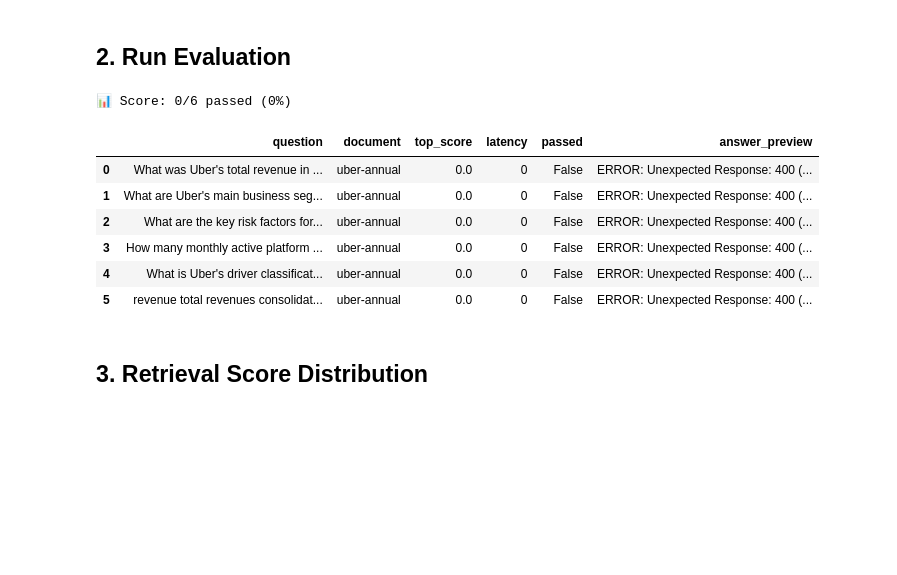
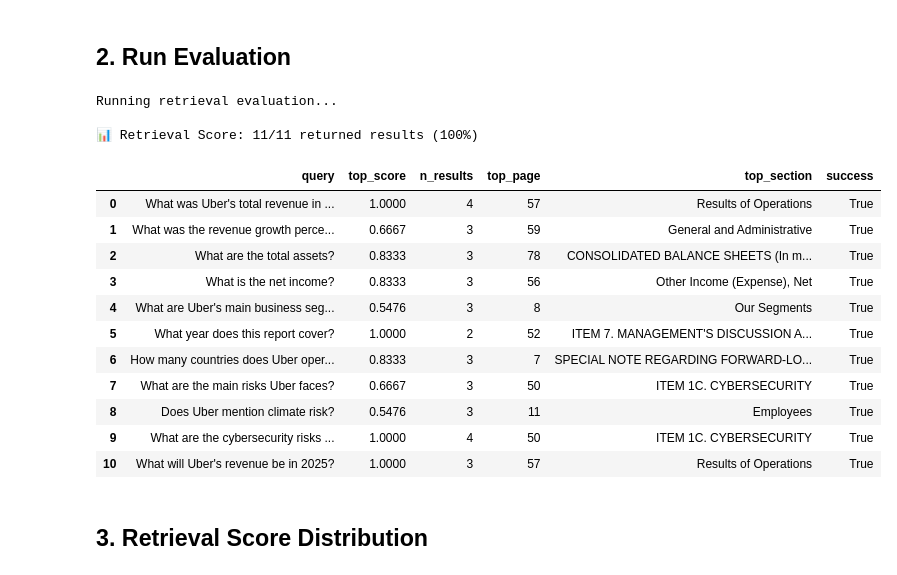
Before and after one commit to amika-d/edge-ai-infra, a Jupyter notebook: gateway/notebooks/rag_eval.ipynb, the cells around one changed output. Saved outputs shown, nothing was run; the diff lists cells and outputs as text; code cells hidden in the pictures; blank space fills up the shorter version.

```diff
--- a/gateway/notebooks/rag_eval.ipynb
+++ b/gateway/notebooks/rag_eval.ipynb
@@ -102,66 +111,72 @@ print(f"{len(EVAL_QUERIES)} eval queries ready")
 # %% [markdown]
 ## 2. Run Evaluation
 # %%
-def run_query(retriever: Retriever, query: str, document_id: str | None) -> dict:
-    """Run a single retrieval query and return an eval record."""
+def run_retrieval(retriever: Retriever, query: str, document_id: str | None) -> dict:
+    """Run retrieval only — fast, no LLM call needed."""
     try:
         results = retriever.retrieve(query, document_id=document_id)
 
         if not results:
             return {
                 "query":     query,
                 "document":  document_id or "all",
                 "top_score": 0.0,
                 "n_results": 0,
                 "top_chunk": "",
+                "top_page":  None,
+                "top_section": "",
                 "success":   False,
                 "error":     "No results returned",
             }
 
         top = results[0]
         return {
-            "query":     query,
-            "document":  top.get("document_name", document_id or "all"),
-            "top_score": round(top.get("score", 0.0), 4),
-            "n_results": len(results),
-            "top_chunk": top.get("child_text", top.get("text", ""))[:120],
-            "success":   True,
-            "error":     None,
+            "query":       query,
+            "document":    top.get("document_name", document_id or "all"),
+            "top_score":   round(top.get("score", 0.0), 4),
+            "n_results":   len(results),
+            "top_chunk":   top.get("text", "")[:150],
+            "top_page":    top.get("page_number"),
+            "top_section": top.get("section_title", ""),
+            "success":     True,
+            "error":       None,
         }
 
     except Exception as e:
         logger.error("Query failed: '%s' → %s", query[:60], e)
         return {
-            "query":     query,
-            "document":  document_id or "all",
-            "top_score": 0.0,
-            "n_results": 0,
-            "top_chunk": "",
-            "success":   False,
-            "error":     str(e),
+            "query": query, "document": document_id or "all",
+            "top_score": 0.0, "n_results": 0,
+            "top_chunk": "", "top_page": None, "top_section": "",
+            "success": False, "error": str(e),
         }
 
 
-# ── Run all queries ───────────────────────────────────────────────────────────
-records = [
-    run_query(retriever, q["query"], q["document_id"])
-    for q in EVAL_QUERIES
-]
+# ── Run retrieval eval ────────────────────────────────────────────────────────
+print("Running retrieval evaluation...")
+records = [run_retrieval(retriever, q["query"], q["document_id"]) for q in EVAL_QUERIES]
 df = pd.DataFrame(records)
 
 success_count = df['success'].sum()
 total         = len(df)
-print(f"\n📊 Score: {success_count}/{total} succeeded ({100 * success_count // total}%)")
-df[['query', 'document', 'top_score', 'n_results', 'success', 'error']]
+print(f"\n📊 Retrieval Score: {success_count}/{total} returned results ({100 * success_count // total}%)")
+df[['query', 'top_score', 'n_results', 'top_page', 'top_section', 'success']]
 # %% [output]
-📊 Score: 0/6 passed (0%)
+Running retrieval evaluation...
+
+📊 Retrieval Score: 11/11 returned results (100%)
-|  | question | document | top_score | latency | passed | answer_preview |
-| 0 | What was Uber's total revenue in ... | uber-annual | 0.0 | 0 | False | ERROR: Unexpected Response: 400 (... |
-| 1 | What are Uber's main business seg... | uber-annual | 0.0 | 0 | False | ERROR: Unexpected Response: 400 (... |
-| 2 | What are the key risk factors for... | uber-annual | 0.0 | 0 | False | ERROR: Unexpected Response: 400 (... |
-| 3 | How many monthly active platform ... | uber-annual | 0.0 | 0 | False | ERROR: Unexpected Response: 400 (... |
-| 4 | What is Uber's driver classificat... | uber-annual | 0.0 | 0 | False | ERROR: Unexpected Response: 400 (... |
-| 5 | revenue total revenues consolidat... | uber-annual | 0.0 | 0 | False | ERROR: Unexpected Response: 400 (... |
+|  | query | top_score | n_results | top_page | top_section | success |
+| 0 | What was Uber's total revenue in ... | 1.0000 | 4 | 57 | Results of Operations | True |
+| 1 | What was the revenue growth perce... | 0.6667 | 3 | 59 | General and Administrative | True |
+| 2 | What are the total assets? | 0.8333 | 3 | 78 | CONSOLIDATED BALANCE SHEETS (In m... | True |
+| 3 | What is the net income? | 0.8333 | 3 | 56 | Other Income (Expense), Net | True |
+| 4 | What are Uber's main business seg... | 0.5476 | 3 | 8 | Our Segments | True |
+| 5 | What year does this report cover? | 1.0000 | 2 | 52 | ITEM 7. MANAGEMENT'S DISCUSSION A... | True |
+| 6 | How many countries does Uber oper... | 0.8333 | 3 | 7 | SPECIAL NOTE REGARDING FORWARD-LO... | True |
+| 7 | What are the main risks Uber faces? | 0.6667 | 3 | 50 | ITEM 1C. CYBERSECURITY | True |
+| 8 | Does Uber mention climate risk? | 0.5476 | 3 | 11 | Employees | True |
+| 9 | What are the cybersecurity risks ... | 1.0000 | 4 | 50 | ITEM 1C. CYBERSECURITY | True |
+| 10 | What will Uber's revenue be in 2025? | 1.0000 | 3 | 57 | Results of Operations | True |
 # %% [markdown]
 ## 3. Retrieval Score Distribution
 # %%
```
Also changed, not shown: parts of 8 cells of this notebook, 4 other files.
